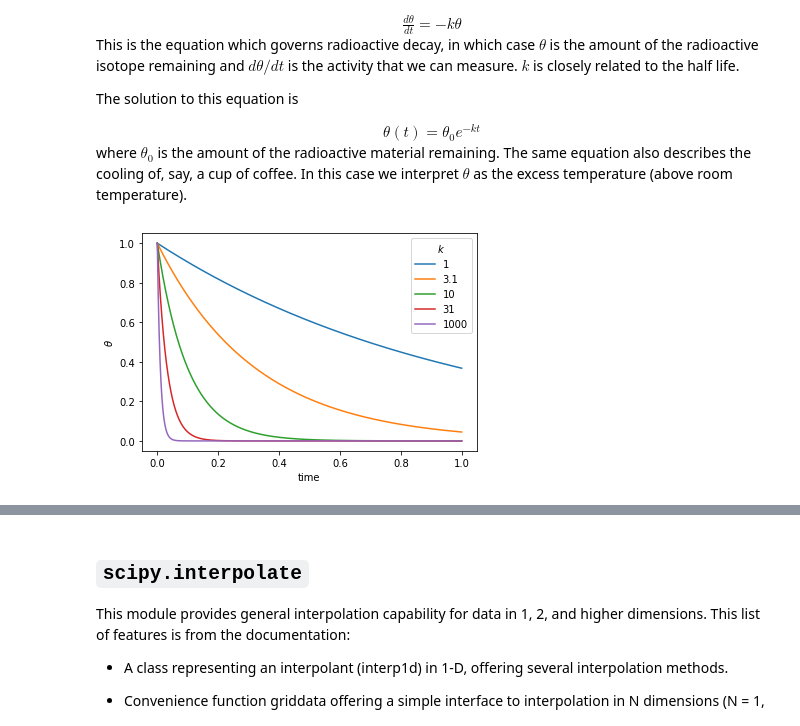
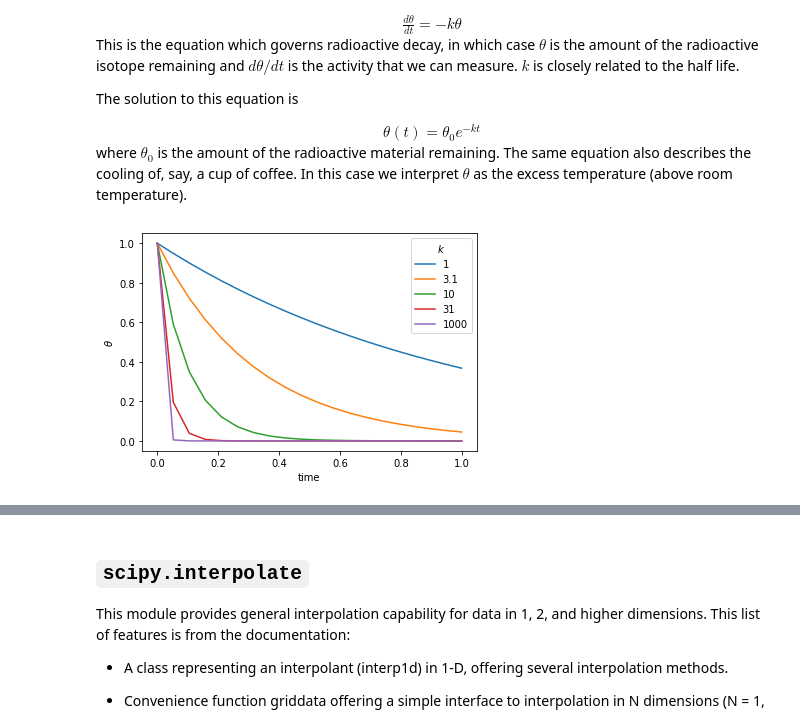
Before and after one commit to Sydney-Informatics-Hub/geopython, a Jupyter notebook: _ipynb/02b-Clustering.ipynb, the cells around one changed output, grey strips where cells are left out. Saved outputs shown, nothing was run; the diff lists cells and outputs as text; code cells hidden in the pictures.

```diff
--- a/_ipynb/02b-Clustering.ipynb
+++ b/_ipynb/02b-Clustering.ipynb
@@ -43,28 +43,30 @@ case we interpret $\theta$ as the excess temperature (above room temperature).
 # %%
 import numpy as np
 import matplotlib.pyplot as plt
 
 #Set the amount of isotope remaining (i.e. 1=100%)
 theta_0 = 1.0
 
 #Create a regularly spaced vector or time values
 #1000 units between 0 and 1.
-time_values = np.linspace(0,1.0,1000)
+steps=20
+timelength=1.0
+time_values = np.linspace(0,timelength,steps)
 
 #Try several different values for the half-life, k
 for const_k in [1.0, 3.1, 10.0, 31, 100.0]:
     #This is the solution to the decay equation, how much isotope remains.
     exact_theta_values = theta_0 * np.exp(-const_k * time_values)
     #Plot the results for different k values
     plt.plot(time_values, exact_theta_values)
 
 #Add some plot flair
 plt.legend(('1', '3.1', '10', '31', '1000'),title=r'$k$')
 plt.xlabel('time')
 plt.ylabel(r'$\theta$')
 plt.show()
 # %% [output]
-[figure, old version]
+[figure, new version]
 # %% [markdown]
 We want to be able to march forward in time from our starting point
 (just like the picture above)
```
Also changed, not shown: parts of 10 cells of this notebook, 10 other files.
